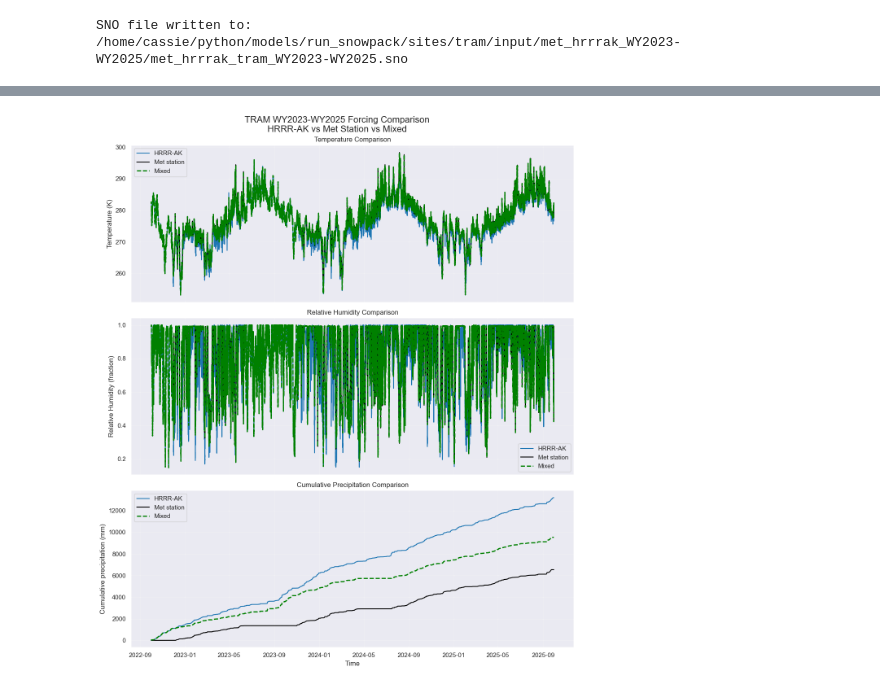
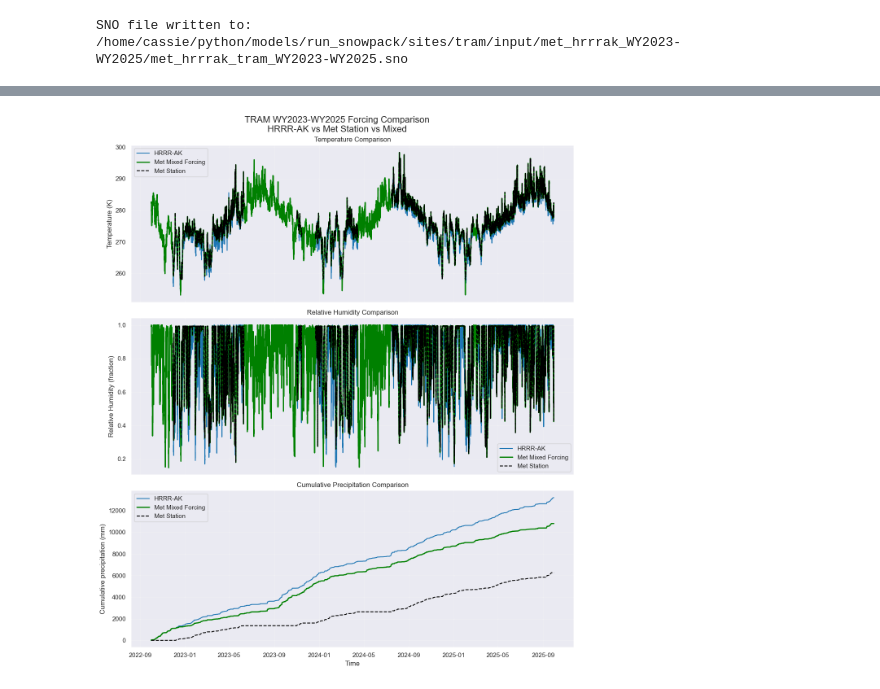
Before and after one commit to cassielumbrazo/snow_model_forcing, a Jupyter notebook: sites/tram/2_create_snowpack_smet_forcing_met_hrrrak_tram_WY2023-WY2025.ipynb, the cells around one changed output, grey strips where cells are left out. Saved outputs shown, nothing was run; the diff lists cells and outputs as text; code cells hidden in the pictures.

Commit message:
new method for tram forcing fixed

```diff
--- a/sites/tram/2_create_snowpack_smet_forcing_met_hrrrak_tram_WY2023-WY2025.ipynb
+++ b/sites/tram/2_create_snowpack_smet_forcing_met_hrrrak_tram_WY2023-WY2025.ipynb
@@ -161,6 +164,13 @@ ds_met['rh'].plot(label='Met Station Data', color='black')
 ds_met = ds_met.where(~((ds_met['time'] >= np.datetime64("2023-06-11T00:00:00")) & (ds_met['time'] <= np.datetime64("2023-11-01T00:00:00"))), drop=True)
 
 # I could try a smaller date range or only RH for example in the future if I have more time
+
+# Now, remove data which just looks bad because precip just is not accumulating properly
+# remove 2023-11-15 through 2023-12-22
+ds_met = ds_met.where(~((ds_met['time'] >= np.datetime64("2023-11-15T00:00:00")) & (ds_met['time'] <= np.datetime64("2023-12-22T00:00:00"))), drop=True)
+
+# And, the worst section remove 15 April 2024 through 15 July 2024
+ds_met = ds_met.where(~((ds_met['time'] >= np.datetime64("2024-04-15T00:00:00")) & (ds_met['time'] <= np.datetime64("2024-07-15T00:00:00"))), drop=True)
 # %% [markdown]
 # The Workflow Below,
 
@@ -912,17 +766,18 @@ ax.plot(
 )
 
 ax.plot(
-    ds_met["temp"].to_series(),
-    label="Met station",
-    color="black"
+    ds_filled["TA"].to_series(),
+    label="Met Mixed Forcing",
+    color="green",
+    linewidth=2
 )
 
 ax.plot(
-    ds_filled["TA"].to_series(),
-    label="Mixed",
-    color="green",
+    ds_met["temp"].to_series(),
+    label="Met Station",
+    color="black",
     linestyle="--",
-    linewidth=2
+
 )
 
 ax.set_ylabel("Temperature (K)")
@@ -946,17 +801,17 @@ ax.plot(
 )
 
 ax.plot(
-    ds_met["rh"].to_series(),
-    label="Met station",
-    color="black"
+    ds_filled["RH"].to_series(),
+    label="Met Mixed Forcing",
+    color="green",
+    linewidth=2
 )
 
 ax.plot(
-    ds_filled["RH"].to_series(),
-    label="Mixed",
-    color="green",
+    ds_met["rh"].to_series(),
+    label="Met Station",
+    color="black",
     linestyle="--",
-    linewidth=2
 )
 
 ax.set_ylabel("Relative Humidity (fraction)")
@@ -983,46 +838,48 @@ ax.plot(
     color="tab:blue"
 )
 
+# plot all cumulative precip together
+ax.plot(
+    ds_filled["PSUM"]
+    .fillna(0)
+    .to_series()
+    .cumsum(),
+    label="Met Mixed Forcing",
+    color="green",
+    linewidth=2,
+)
+
 ax.plot(
     ds_met["precip_accum_1hr"]
     .fillna(0)
     .to_series()
     .cumsum(),
-    label="Met station",
-    color="black"
+    label="Met Station",
+    color="black",
+    linestyle="--",
 )
 
-ax.plot(
-    ds_filled["PSUM"]
-    .fillna(0)
-    .to_series()
-    .cumsum(),
-    label="Mixed",
-    color="green",
-    linestyle="--",
-    linewidth=2
-)
 
 ax.set_ylabel("Cumulative precipitation (mm)")
 ax.set_title("Cumulative Precipitation Comparison")
 
 ax.grid(alpha=0.3)
 ax.legend()
 
 # ============================================================
 # COMMON X-AXIS
 # ============================================================
 
 axes[-1].set_xlabel("Time")
 
 plt.suptitle(
     "TRAM WY2023-WY2025 Forcing Comparison\n"
     "HRRR-AK vs Met Station vs Mixed",
     fontsize=16
 )
 
 plt.tight_layout()
 
 plt.show()
 # %% [output]
-[figure, old version]
+[figure, new version]
```
Also changed, not shown: parts of 9 cells of this notebook.
